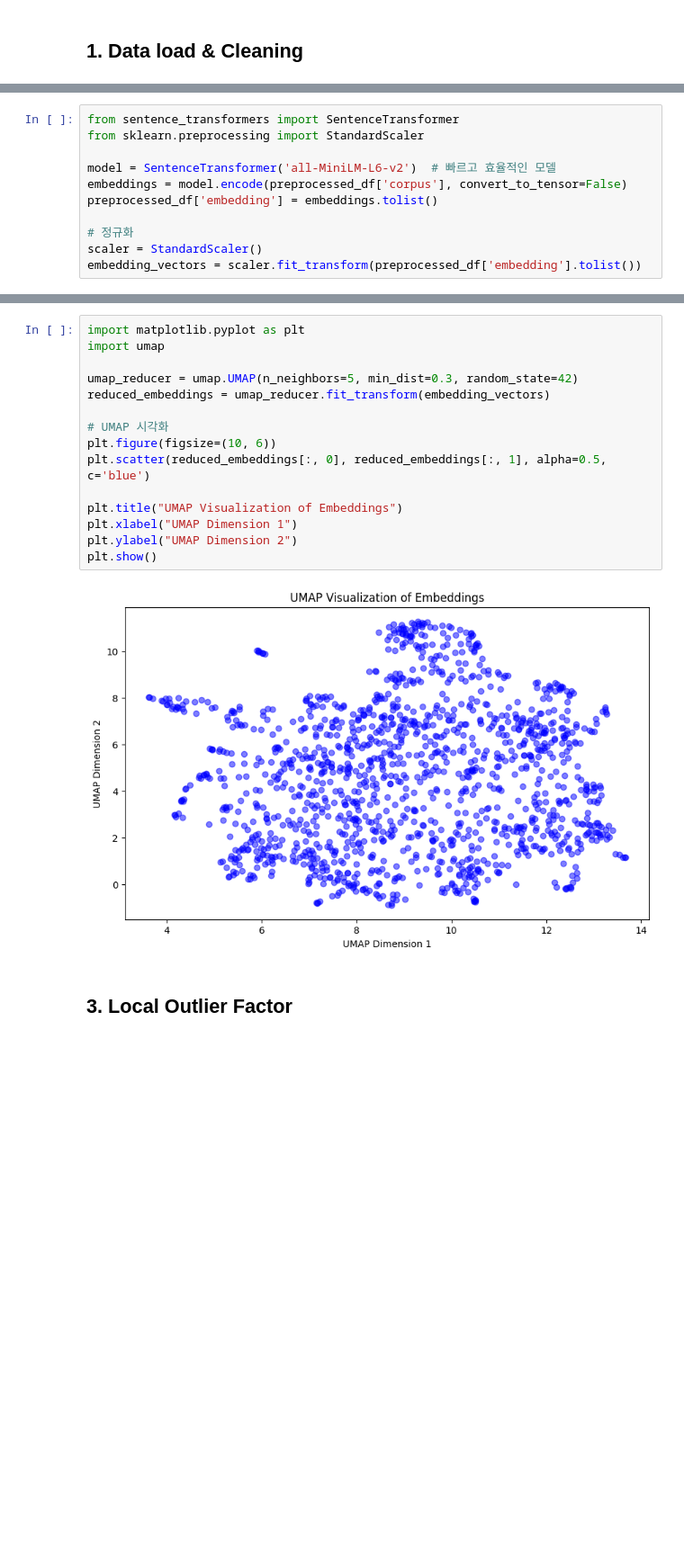
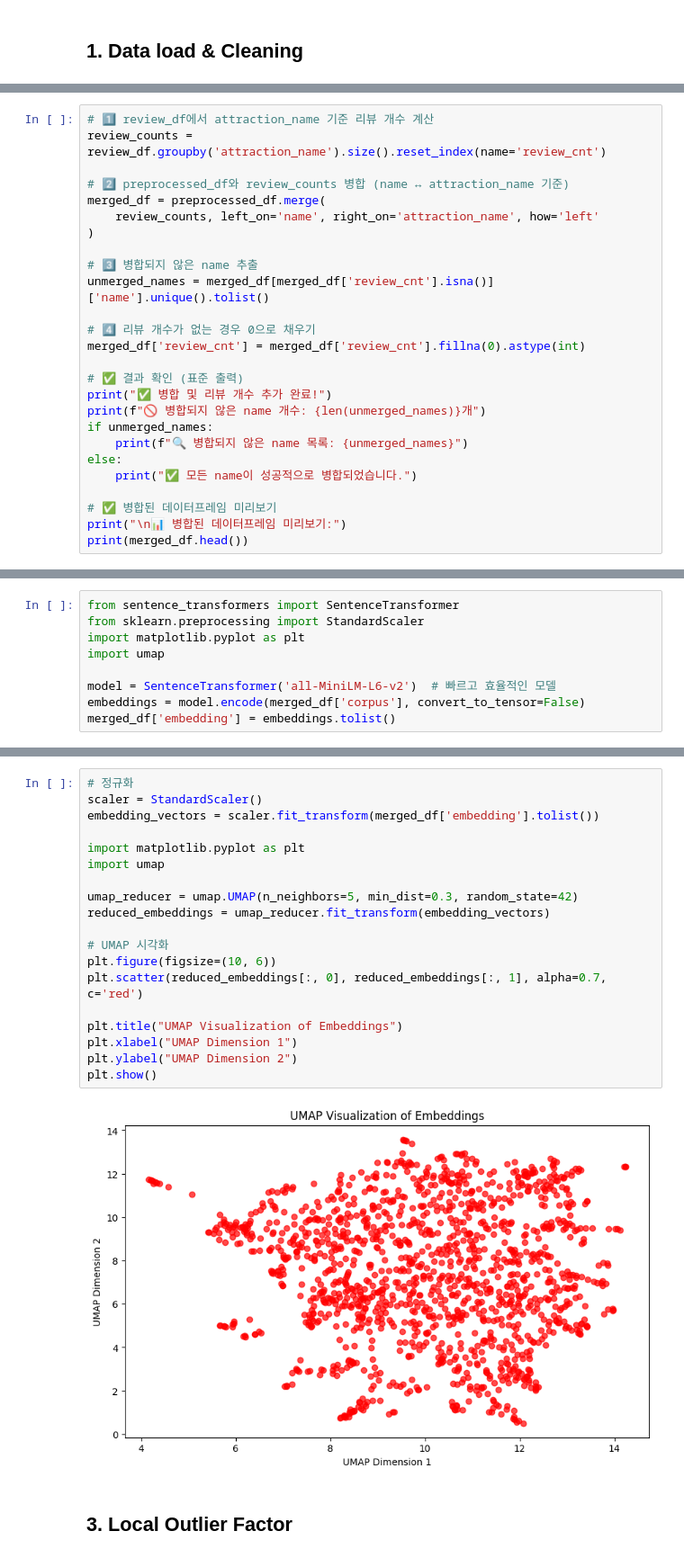
Before and after one commit to geun-hyoung/python_local_outlier_factor_text_info, a Jupyter notebook: lof_analysis.ipynb, the cells around one changed output, grey strips where cells are left out. Shown at 90% size. Saved outputs shown, nothing was run; the diff lists cells and outputs as text; blank space fills up the shorter version.

```diff
--- a/lof_analysis.ipynb
+++ b/lof_analysis.ipynb
@@ -238,0 +207,26 @@ preprocessed_df.head()
+# %%
+# 1️⃣ review_df에서 attraction_name 기준 리뷰 개수 계산
+review_counts = review_df.groupby('attraction_name').size().reset_index(name='review_cnt')
+
+# 2️⃣ preprocessed_df와 review_counts 병합 (name ↔ attraction_name 기준)
+merged_df = preprocessed_df.merge(
+    review_counts, left_on='name', right_on='attraction_name', how='left'
+)
+
+# 3️⃣ 병합되지 않은 name 추출
+unmerged_names = merged_df[merged_df['review_cnt'].isna()]['name'].unique().tolist()
+
+# 4️⃣ 리뷰 개수가 없는 경우 0으로 채우기
+merged_df['review_cnt'] = merged_df['review_cnt'].fillna(0).astype(int)
+
+# ✅ 결과 확인 (표준 출력)
+print("✅ 병합 및 리뷰 개수 추가 완료!")
+print(f"🚫 병합되지 않은 name 개수: {len(unmerged_names)}개")
+if unmerged_names:
+    print(f"🔍 병합되지 않은 name 목록: {unmerged_names}")
+else:
+    print("✅ 모든 name이 성공적으로 병합되었습니다.")
+
+# ✅ 병합된 데이터프레임 미리보기
+print("\n📊 병합된 데이터프레임 미리보기:")
+print(merged_df.head())
@@ -241,11 +253,9 @@ preprocessed_df.head()
 # %%
 from sentence_transformers import SentenceTransformer
 from sklearn.preprocessing import StandardScaler
+import matplotlib.pyplot as plt
+import umap
 
 model = SentenceTransformer('all-MiniLM-L6-v2')  # 빠르고 효율적인 모델
-embeddings = model.encode(preprocessed_df['corpus'], convert_to_tensor=False)
-preprocessed_df['embedding'] = embeddings.tolist()
-
-# 정규화
-scaler = StandardScaler()
-embedding_vectors = scaler.fit_transform(preprocessed_df['embedding'].tolist())
+embeddings = model.encode(merged_df['corpus'], convert_to_tensor=False)
+merged_df['embedding'] = embeddings.tolist()
@@ -279,20 +262,24 @@ Please note that authentication is recommended but still optional to access publ
 # %%
+# 정규화
+scaler = StandardScaler()
+embedding_vectors = scaler.fit_transform(merged_df['embedding'].tolist())
+
 import matplotlib.pyplot as plt
 import umap
 
 umap_reducer = umap.UMAP(n_neighbors=5, min_dist=0.3, random_state=42)
 reduced_embeddings = umap_reducer.fit_transform(embedding_vectors)
 
 # UMAP 시각화
 plt.figure(figsize=(10, 6))
-plt.scatter(reduced_embeddings[:, 0], reduced_embeddings[:, 1], alpha=0.5, c='blue')
+plt.scatter(reduced_embeddings[:, 0], reduced_embeddings[:, 1], alpha=0.7, c='red')
 
 plt.title("UMAP Visualization of Embeddings")
 plt.xlabel("UMAP Dimension 1")
 plt.ylabel("UMAP Dimension 2")
 plt.show()
 # %% [output]
-[figure, old version]
+[figure, new version]
 # %% [markdown]
 ## 3. Local Outlier Factor
 # %%
```
Also changed, not shown: parts of 36 cells of this notebook.
